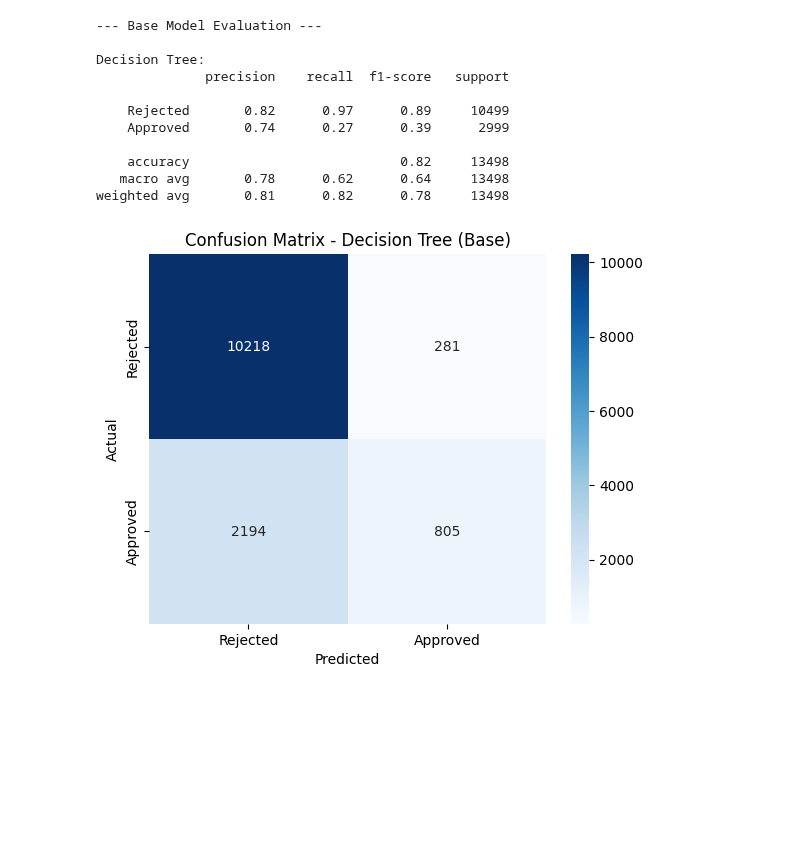
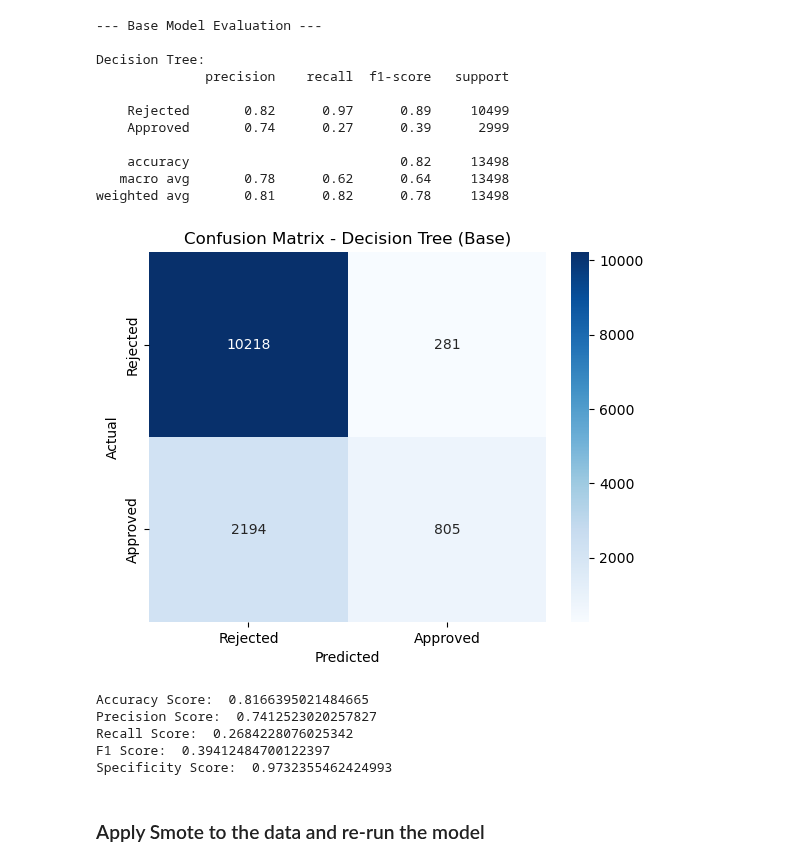
Before and after one commit to jb705249/SJU_DSS_740_Final_Project, a Jupyter notebook: Scr/modeling_Decision_Tree.ipynb, the cells around one changed output. Drawn from its saved outputs; the diff is of its cells as text; code cells hidden in the pictures; blank space fills up the shorter version.

```diff
--- a/Scr/modeling_Decision_Tree.ipynb
+++ b/Scr/modeling_Decision_Tree.ipynb
@@ -108,7 +63,7 @@ changelog.append({
 # %%
 # Decision Tree
 dt_model = DecisionTreeClassifier(max_depth=3,random_state=42)
-dt_model.fit(X_train, y_train)
+dt_model.fit(X_train_scaled, y_train)
 
 
 # Visualize the Decision Tree
@@ -160,31 +82,49 @@ dt_smote_cv_scores = cross_val_score(smote_dt_model, X_smote_train, y_smote_trai
 # %%
 # --- Model Validation ---
 
 # Evaluate base models on the test set
 print("\n--- Base Model Evaluation ---")
 
 # Decision Tree
-dt_predictions = dt_model.predict(X_test)
+dt_predictions = dt_model.predict(X_test_scaled)
 print("\nDecision Tree:")
 print(classification_report(y_test, dt_predictions, target_names=['Rejected', 'Approved']))
 cm_dt = confusion_matrix(y_test, dt_predictions)
 sns.heatmap(cm_dt, annot=True, fmt='d', cmap='Blues',
             xticklabels=['Rejected', 'Approved'],
             yticklabels=['Rejected', 'Approved'])
 plt.xlabel('Predicted')
 plt.ylabel('Actual')
 plt.title('Confusion Matrix - Decision Tree (Base)')
 plt.show()
+
+# Model Scores
+print('Accuracy Score: ', accuracy_score(y_test, dt_predictions))
+print('Precision Score: ', precision_score(y_test, dt_predictions))
+print('Recall Score: ', recall_score(y_test, dt_predictions))
+print('F1 Score: ', f1_score(y_test, dt_predictions))
+
+tn = cm_dt[0,0]
+fp = cm_dt[0,1]
+specificity = tn/(tn+fp)
+print('Specificity Score: ', specificity)
 # %% [output]
 --- Base Model Evaluation ---
 
 Decision Tree:
               precision    recall  f1-score   support
 
     Rejected       0.82      0.97      0.89     10499
     Approved       0.74      0.27      0.39      2999
 
     accuracy                           0.82     13498
    macro avg       0.78      0.62      0.64     13498
 weighted avg       0.81      0.82      0.78     13498
-[figure, old version]
+[figure, new version]
+Accuracy Score:  0.8166395021484665
+Precision Score:  0.7412523020257827
+Recall Score:  0.2684228076025342
+F1 Score:  0.39412484700122397
+Specificity Score:  0.9732355462424993
+# %% [markdown]
+<h3> Apply Smote to the data and re-run the model</h3>
```
Also changed, not shown: parts of 31 cells of this notebook, 2 other files.
